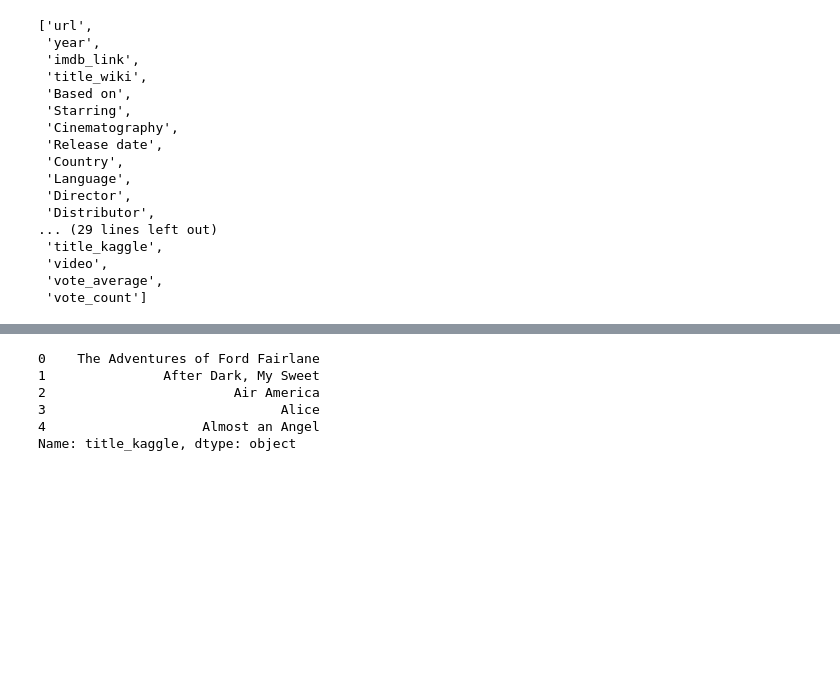
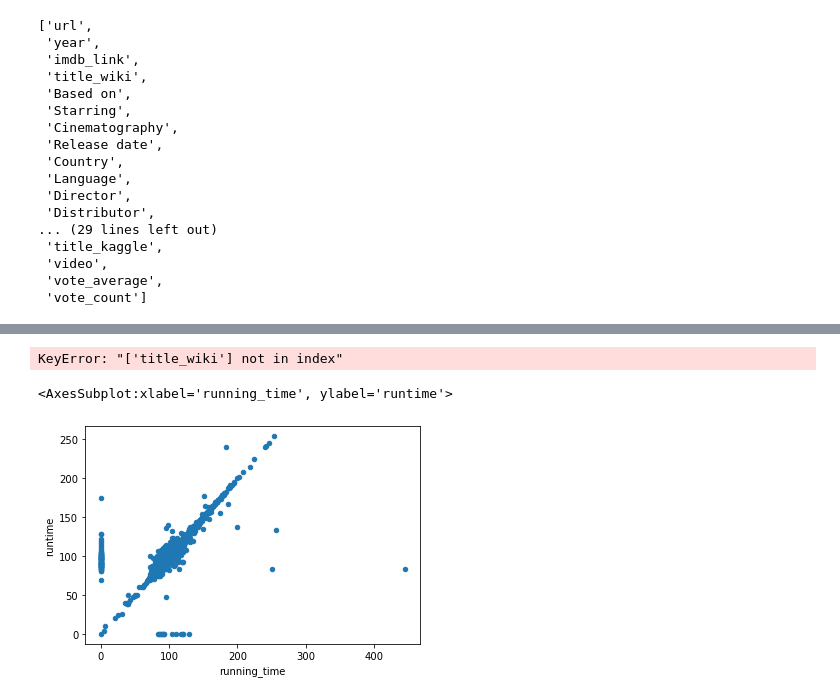
Before and after one commit to izzyd24/Movies-ETL, a Jupyter notebook: automated_pipeline.ipynb, the cells around one changed output, grey strips where cells are left out. Cells and saved outputs as stored; diff of their text form; code cells hidden in the pictures; blank space fills up the shorter version.

```diff
--- a/automated_pipeline.ipynb
+++ b/automated_pipeline.ipynb
@@ -907,13 +864,0 @@ movies_df[['title_wiki','title_kaggle']]
-# %%
-# we determine to keep kaggle and drop wiki data from titles
-movies_df.drop('title_wiki', axis = 1, inplace = True)
-# %%
-# check that titles was fixed
-movies_df['title_kaggle'].head()
-# %% [output]
-0    The Adventures of Ford Fairlane
-1               After Dark, My Sweet
-2                        Air America
-3                              Alice
-4                    Almost an Angel
-Name: title_kaggle, dtype: object
@@ -921,0 +879,19 @@ Name: title_kaggle, dtype: object
+# %%
+# fix titles
+movies_df[['title_wiki','title_kaggle']]
+# output shows no major issues in outputs of columns
+# %% [output]
+KeyError: "['title_wiki'] not in index"
+# %%
+# fix runtime vs running_time
+# first make a scatter to identify how similar the two are
+movies_df.fillna(0).plot(x='running_time', y='runtime', kind='scatter')
+
+# if output had been a perfectly straight line then we can say the 2 columns
+# ... = exactly same
+
+# more data on y axis runtime from kaggle data than x axis wiki run_time data
+# kaggle = better choice = keep runtime
+# %% [output]
+<AxesSubplot:xlabel='running_time', ylabel='runtime'>
+[figure, added]
```
Also changed, not shown: parts of 18 cells of this notebook.
